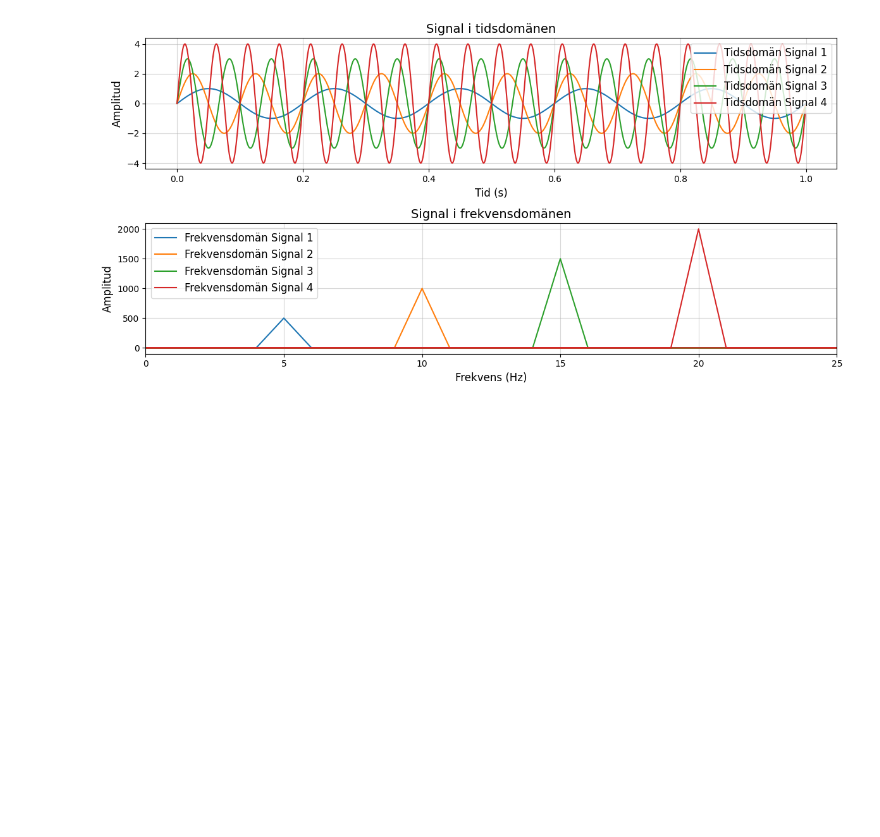
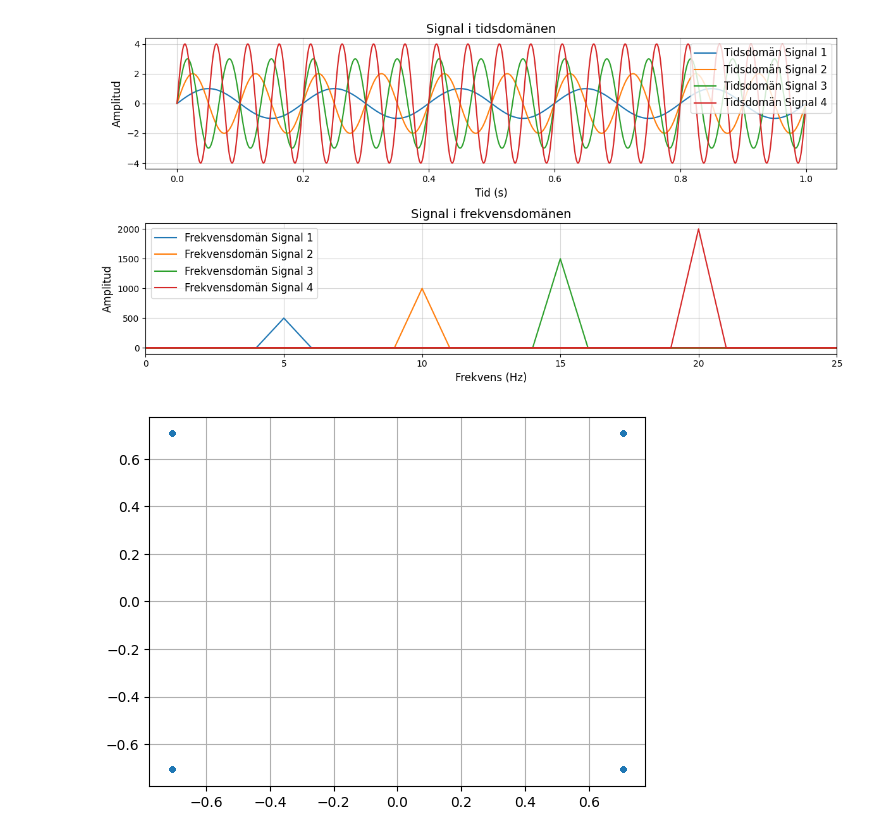
Before and after one commit to jsa91/01-jupyter, a Jupyter notebook: whats_signal/code_generator.ipynb, the cells around one changed output. Saved outputs shown, nothing was run; the diff lists cells and outputs as text; code cells hidden in the pictures; blank space fills up the shorter version.

```diff
--- a/whats_signal/code_generator.ipynb
+++ b/whats_signal/code_generator.ipynb
@@ -129,3 +129,15 @@ plt.tight_layout()
 plt.show()
 # %% [output]
 [figure]
+# %%
+num_symbols = 1024
+
+x_int = np.random.randint(0, 4, num_symbols) # 0 to 3
+x_degrees = x_int*360/4.0 + 45 # 45, 135, 225, 315 degrees
+x_radians = x_degrees*np.pi/180.0 # sin() and cos() takes in radians
+x_symbols = np.cos(x_radians) + 1j*np.sin(x_radians) # this produces our QPSK complex symbols
+plt.plot(np.real(x_symbols), np.imag(x_symbols), '.')
+plt.grid(True)
+plt.show()
+# %% [output]
+[figure, added]
```
Also changed, not shown: parts of 1 cell of this notebook, 4 other files.
